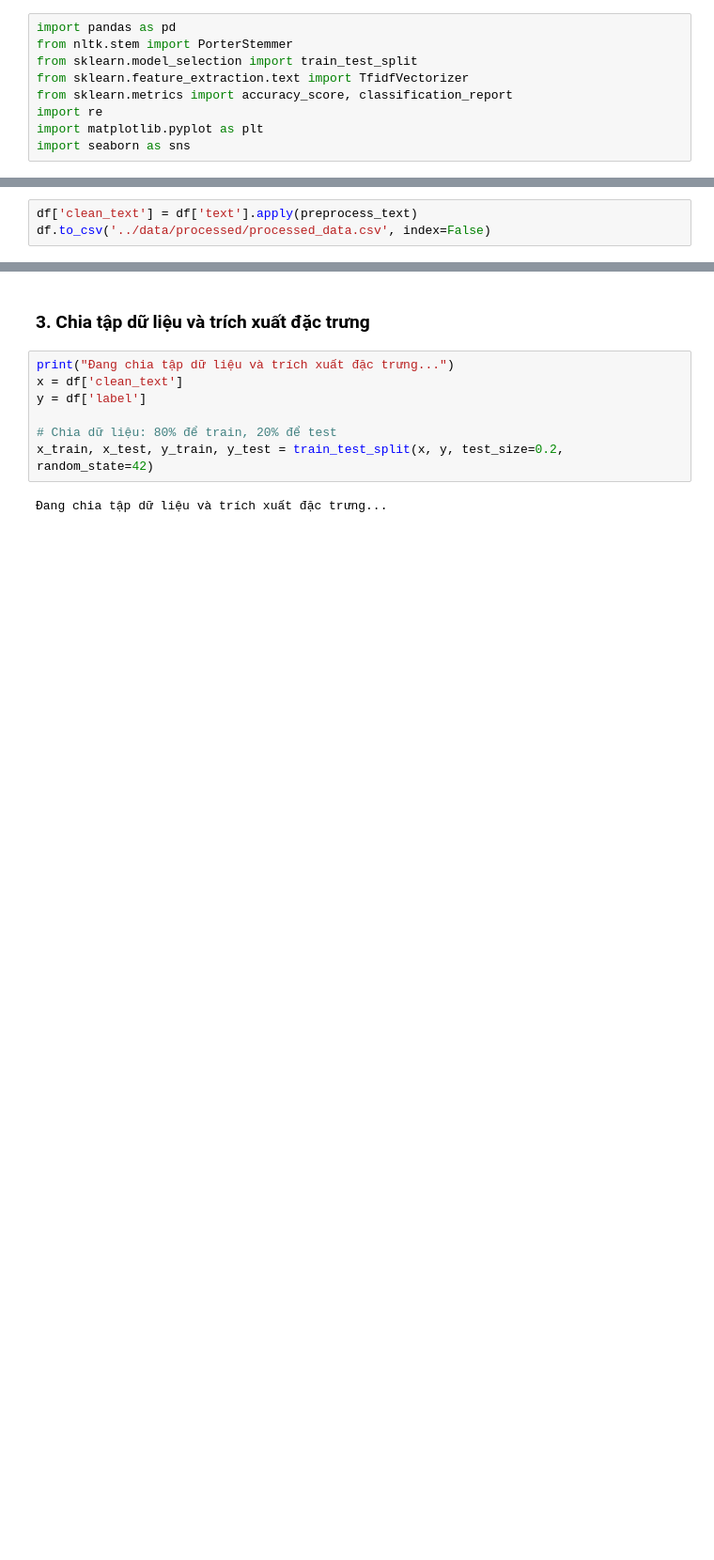
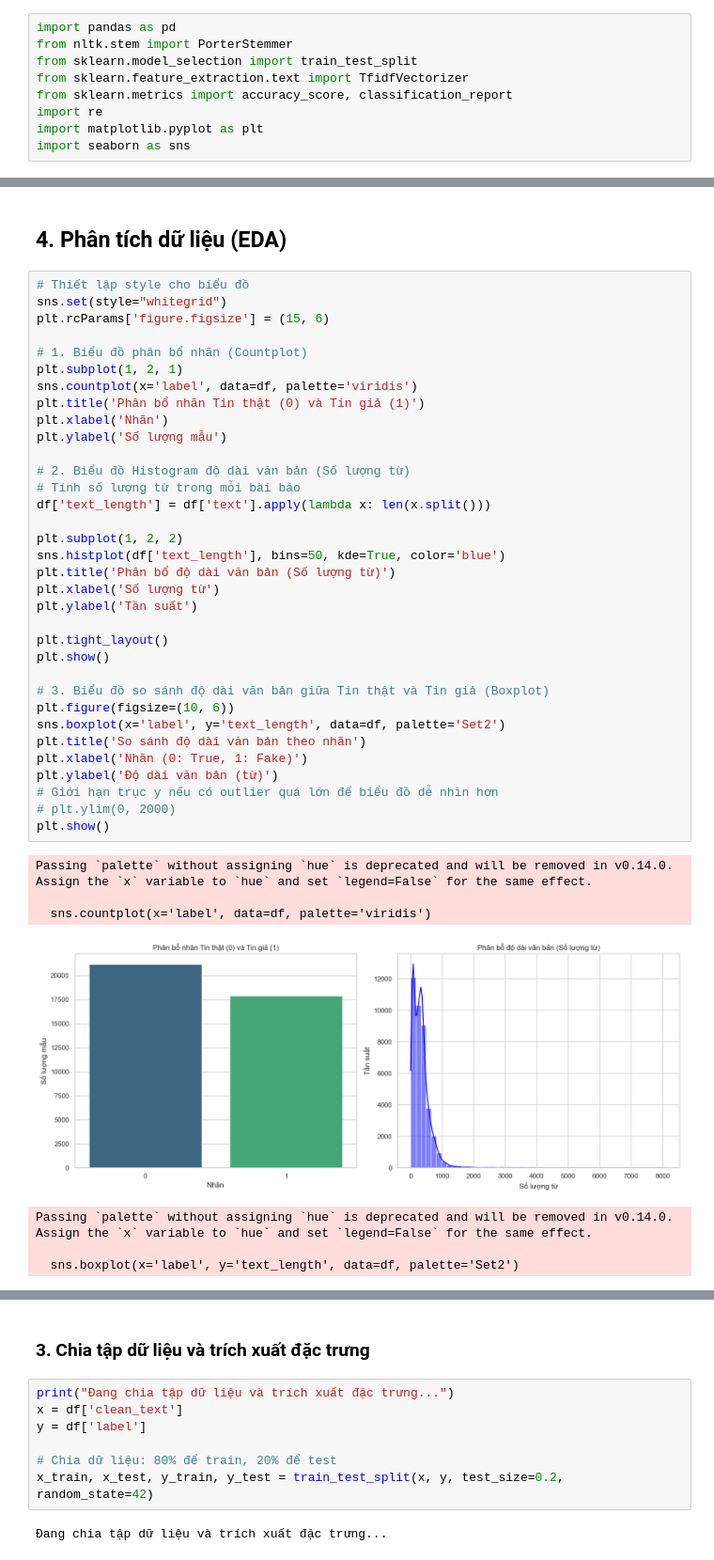
Before and after one commit to nphat-code/fake-news-detection, a Jupyter notebook: notebooks/train.ipynb, the cells around one changed output, grey strips where cells are left out. Shown at 94% size. Saved outputs shown, nothing was run; the diff lists cells and outputs as text; blank space fills up the shorter version.

```diff
--- a/notebooks/train.ipynb
+++ b/notebooks/train.ipynb
@@ -71,3 +51,0 @@ def preprocess_text(text):
-# %%
-df['clean_text'] = df['text'].apply(preprocess_text)
-df.to_csv('../data/processed/processed_data.csv', index=False)
@@ -73,0 +138,44 @@ df.to_csv('../data/processed/processed_data.csv', index=False)
+# %% [markdown]
+## 4. Phân tích dữ liệu (EDA)
+# %%
+# Thiết lập style cho biểu đồ
+sns.set(style="whitegrid")
+plt.rcParams['figure.figsize'] = (15, 6)
+
+# 1. Biểu đồ phân bổ nhãn (Countplot)
+plt.subplot(1, 2, 1)
+sns.countplot(x='label', data=df, palette='viridis')
+plt.title('Phân bổ nhãn Tin thật (0) và Tin giả (1)')
+plt.xlabel('Nhãn')
+plt.ylabel('Số lượng mẫu')
+
+# 2. Biểu đồ Histogram độ dài văn bản (Số lượng từ)
+# Tính số lượng từ trong mỗi bài báo
+df['text_length'] = df['text'].apply(lambda x: len(x.split()))
+
+plt.subplot(1, 2, 2)
+sns.histplot(df['text_length'], bins=50, kde=True, color='blue')
+plt.title('Phân bổ độ dài văn bản (Số lượng từ)')
+plt.xlabel('Số lượng từ')
+plt.ylabel('Tần suất')
+
+plt.tight_layout()
+plt.show()
+
+# 3. Biểu đồ so sánh độ dài văn bản giữa Tin thật và Tin giả (Boxplot)
+plt.figure(figsize=(10, 6))
+sns.boxplot(x='label', y='text_length', data=df, palette='Set2')
+plt.title('So sánh độ dài văn bản theo nhãn')
+plt.xlabel('Nhãn (0: True, 1: Fake)')
+plt.ylabel('Độ dài văn bản (từ)')
+# Giới hạn trục y nếu có outlier quá lớn để biểu đồ dễ nhìn hơn
+# plt.ylim(0, 2000)
+plt.show()
+# %% [output]
+Passing `palette` without assigning `hue` is deprecated and will be removed in v0.14.0. Assign the `x` variable to `hue` and set `legend=False` for the same effect.
+
+  sns.countplot(x='label', data=df, palette='viridis')
+[figure, added]
+Passing `palette` without assigning `hue` is deprecated and will be removed in v0.14.0. Assign the `x` variable to `hue` and set `legend=False` for the same effect.
+
+  sns.boxplot(x='label', y='text_length', data=df, palette='Set2')
```
Also changed, not shown: parts of 15 cells of this notebook.
